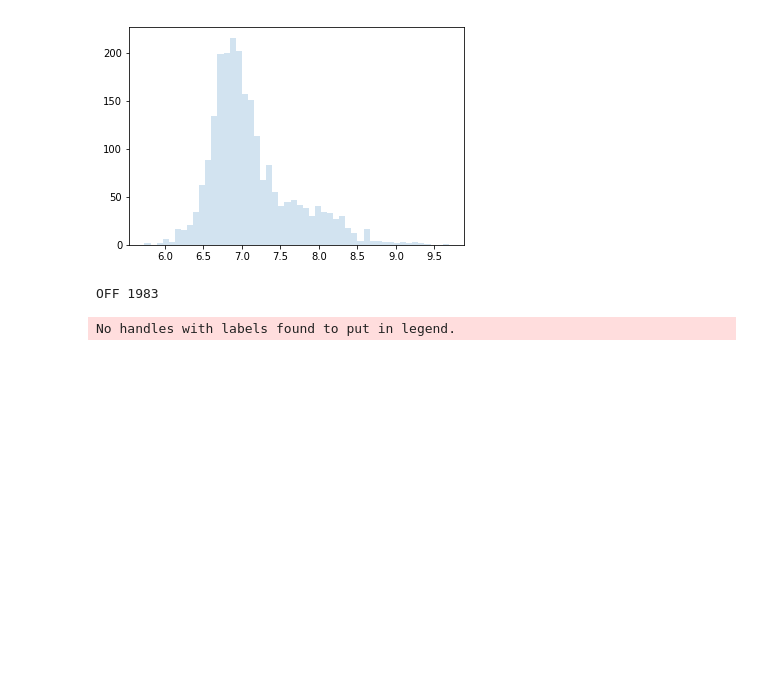
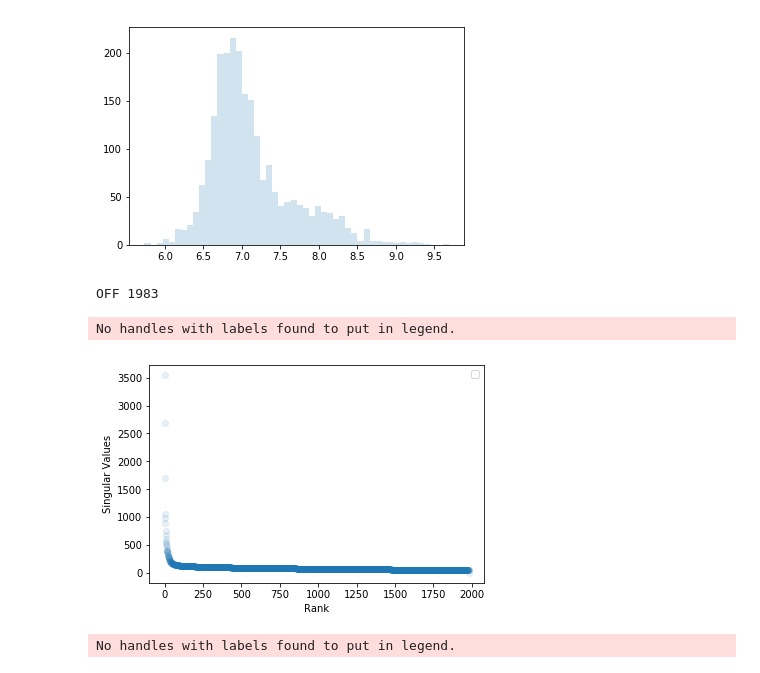
Before and after one commit to banskt/trans-eqtl-pipeline, a Jupyter notebook: analysis/jupyter/framingham/Framingham_expression_formatting_linear_reproc.ipynb, the cells around one changed output. Cells and saved outputs as stored; diff of their text form; code cells hidden in the pictures; blank space fills up the shorter version.

```diff
--- a/analysis/jupyter/framingham/Framingham_expression_formatting_linear_reproc.ipynb
+++ b/analysis/jupyter/framingham/Framingham_expression_formatting_linear_reproc.ipynb
@@ -126,6 +126,11 @@ final_expr_off.columns = [i[1] for i in new_off_columns]
 final_expr_off.to_csv("/cbscratch/franco/datasets/FHS/expression/linear_reprocessed/fhs.linear.OFF.txt", sep="\t")
 # final_expr_off.to_csv("/cbscratch/franco/datasets/FHS/expression/linear_reprocessed/fhs.linear.OFF.one_pedno_rep.txt", sep="\t")
 # %%
+import pandas as pd
+import numpy as np
+
+final_expr_off = pd.read_csv("/cbscratch/franco/datasets/FHS/expression/linear_reprocessed/fhs.linear.OFF.txt", sep="\t", header=0, index_col=0)
+
 def normalize_expr(Y):
     if isinstance(Y, pd.DataFrame):
         Y_cent = (Y.values - np.mean(Y.values, axis = 1).reshape(-1, 1)) / np.std(Y.values, axis = 1).reshape(-1, 1)
@@ -137,6 +142,17 @@ def normalize_expr(Y):
 
 norm_expr = normalize_expr(final_expr_off)
 U, S, Vt = np.linalg.svd(norm_expr.values.T, full_matrices=False)
+# %%
+import matplotlib.pyplot as plt
+
+plt.scatter(np.arange(0,len(S)), S, alpha = 0.1)
+plt.xlabel("Rank")
+plt.ylabel("Singular Values")
+plt.legend()
+plt.show()
+# %% [output]
+No handles with labels found to put in legend.
+[figure, added]
 # %%
 plt.scatter(np.arange(0,len(S)), S, alpha = 0.1)
 plt.legend()
```
Also changed, not shown: 25 other files.
